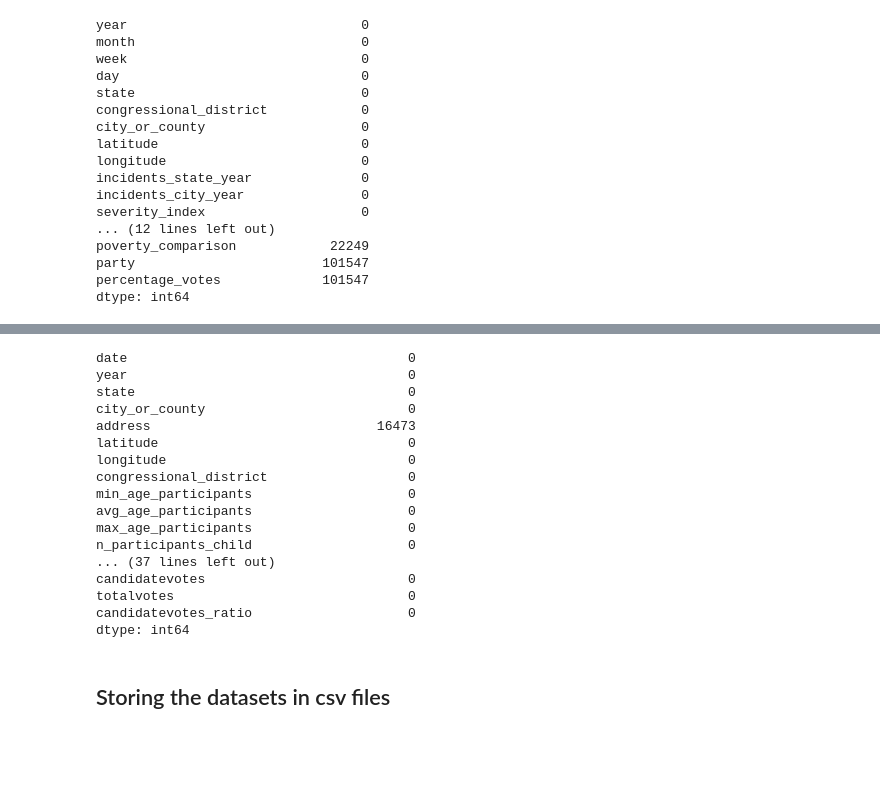
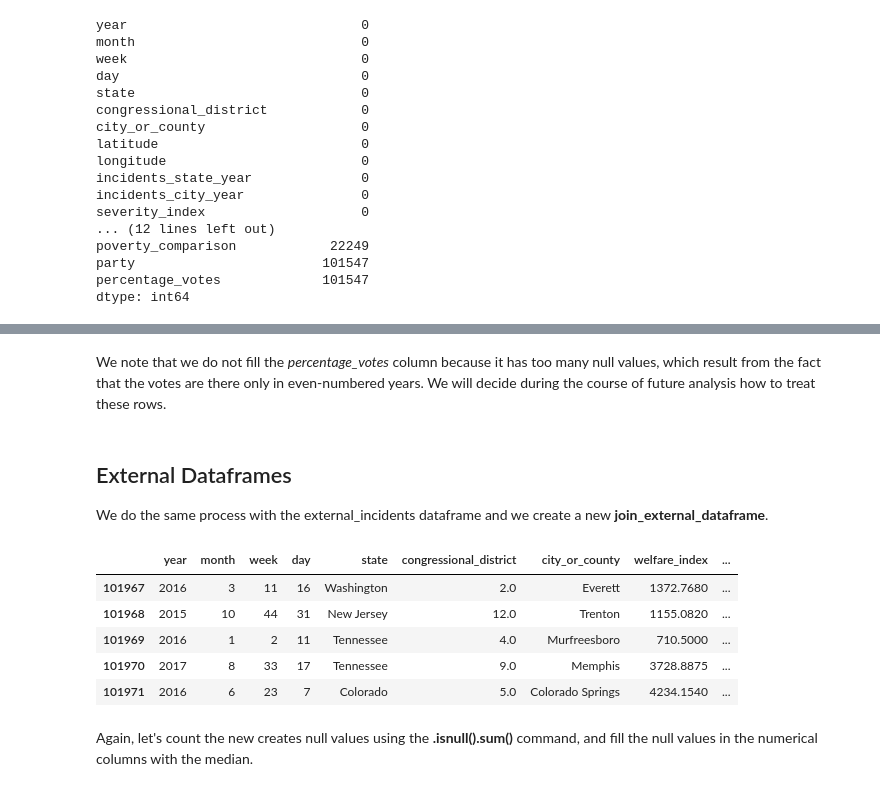
Before and after one commit to LoSpiri/DataMining, a Jupyter notebook: DM_GroupID_TASK1/task_1.ipynb, the cells around one changed output, grey strips where cells are left out. Drawn from its saved outputs; the diff is of its cells as text; code cells hidden in the pictures; blank space fills up the shorter version.

```diff
--- a/DM_GroupID_TASK1/task_1.ipynb
+++ b/DM_GroupID_TASK1/task_1.ipynb
@@ -1994,22 +2003,0 @@ display(normalized_incidents.head())
-# %%
-normalized_incidents.isnull().sum()
-# %% [output]
-date                                    0
-year                                    0
-state                                   0
-city_or_county                          0
-address                             16473
-latitude                                0
-longitude                               0
-congressional_district                  0
-min_age_participants                    0
-avg_age_participants                    0
-max_age_participants                    0
-n_participants_child                    0
-... (37 lines left out)
-candidatevotes                          0
-totalvotes                              0
-candidatevotes_ratio                    0
-dtype: int64
-# %% [markdown]
-## Storing the datasets in csv files
@@ -2015,0 +2007,25 @@ dtype: int64
+# %% [markdown]
+We note that we do not fill the *percentage_votes* column because it has too many null values, which result from the fact that the votes are there only in even-numbered years. We will decide during the course of future analysis how to treat these rows.
+# %% [markdown]
+## External Dataframes
+
+We do the same process with the external_incidents dataframe and we create a new **join_external_dataframe**.
+# %%
+join_1 = pd.merge(external_incidents, poverty, on=['year','state'], how='left')
+
+# Workaround to join district table
+temp = join_1['state']
+join_1['state'] = join_1['state'].str.upper()
+join_external_dataframe = pd.merge(join_1, district, on=['year','state','congressional_district'], how='left')
+join_external_dataframe['state'] = temp
+
+join_external_dataframe.tail()
+# %% [output]
+|  | year | month | week | day | state | congressional_district | city_or_county | welfare_index | ... |
+| 101967 | 2016 | 3 | 11 | 16 | Washington | 2.0 | Everett | 1372.7680 | ... |
+| 101968 | 2015 | 10 | 44 | 31 | New Jersey | 12.0 | Trenton | 1155.0820 | ... |
+| 101969 | 2016 | 1 | 2 | 11 | Tennessee | 4.0 | Murfreesboro | 710.5000 | ... |
+| 101970 | 2017 | 8 | 33 | 17 | Tennessee | 9.0 | Memphis | 3728.8875 | ... |
+| 101971 | 2016 | 6 | 23 | 7 | Colorado | 5.0 | Colorado Springs | 4234.1540 | ... |
+# %% [markdown]
+Again, let's count the new creates null values using the **.isnull().sum()** command, and fill the null values in the numerical columns with the median.
```
Also changed, not shown: parts of 27 cells of this notebook.
